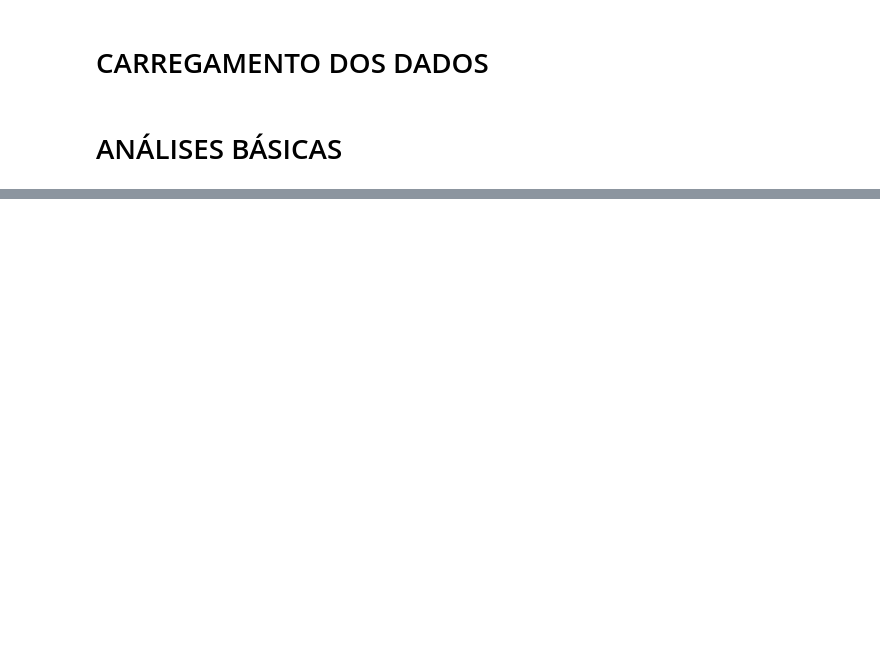
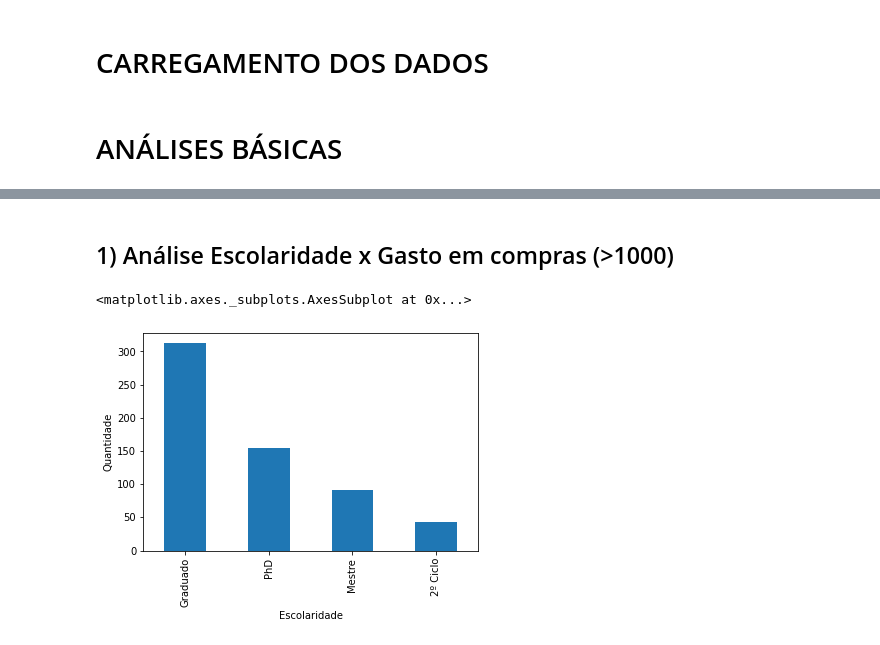
Before and after one commit to caioitalo/soulcode, a Jupyter notebook: Mkt_campaign_Atividade_Pandas.ipynb, the cells around one changed output, grey strips where cells are left out. Drawn from its saved outputs; the diff is of its cells as text; code cells hidden in the pictures; blank space fills up the shorter version.

```diff
--- a/Mkt_campaign_Atividade_Pandas.ipynb
+++ b/Mkt_campaign_Atividade_Pandas.ipynb
@@ -137,3 +125,0 @@ df['estado_civil'].replace(['Absurd','YOLO'],pd.NA,inplace=True)
-# %%
-# por alguma razão ao colocar NA no ano_nasc o transformou em object, transformando novamente em int. Inclusive uma dúvida.
-df['ano_nasc'] = df['ano_nasc'].astype('Int64')
@@ -140,3 +143,6 @@ df['ano_nasc'] = df['ano_nasc'].astype('Int64')
+# %%
+# dropar as linhas correspondentes por serem em pouca qtd (p < 0.02) e corresponderem a dados inconsistentes, inclusive com linhas iguais
+df.drop([433, 7660, 92, 7734, 4369, 492, 11133, 11004],inplace=True)
 # %%
 # fazendo uma coluna com o total de filhos
 df['tot_filhos'] = df['filhos_crianca'] + df['filhos_adolesc']
@@ -228,7 +239,7 @@ dtype: object
 # trocando as colunas de lugar para deixar algo mais racional
 df = df[['ano_nasc','escolaridade','estado_civil','renda_anual','filhos_crianca','filhos_adolesc','tot_filhos','cliente_desde','ultima_compra',
         'site_visita_mes','compra_vinhos','compra_frutas','compra_carnes','compra_peixes','compra_doces','compra_ouro_prod','compras_acordo',
-        'compras_web','compras_catalogo','compras_loja','reclamacoes']]
+        'compras_web','compras_catalogo','compras_loja','cmp1_aceito','cmp2_aceito','cmp3_aceito','cmp4_aceito','cmp5_aceito','reclamacoes']]
 # %% [markdown]
 # CARREGAMENTO DOS DADOS
 # %%
@@ -262,0 +270,15 @@ dfesc = df.loc[filtro & filtro2]
+# %% [markdown]
+## 1) Análise Escolaridade x Gasto em compras (>1000)
+# %%
+# Criando um df diferente com o filtro de clientes com compras maior que 1000
+df2 = df.copy()
+df2['soma_gasto'] = df['compra_vinhos'] + df['compra_frutas'] + df['compra_carnes'] + df['compra_peixes'] + df['compra_doces'] + df['compra_ouro_prod']
+ft1000 = df2['soma_gasto'] > 1000
+df2 = df2.loc[ft1000]
+# %%
+# a plotagem mostra que pessoas de ensino básico não aparecerem
+# Graduado aparece com maior número de clientes com esse perfil de gasto
+df2.groupby('escolaridade').size().sort_values(ascending=False).plot.bar(xlabel='Escolaridade',ylabel='Quantidade')
+# %% [output]
+<matplotlib.axes._subplots.AxesSubplot at 0x...>
+[figure, added]
```
Also changed, not shown: parts of 17 cells of this notebook.
